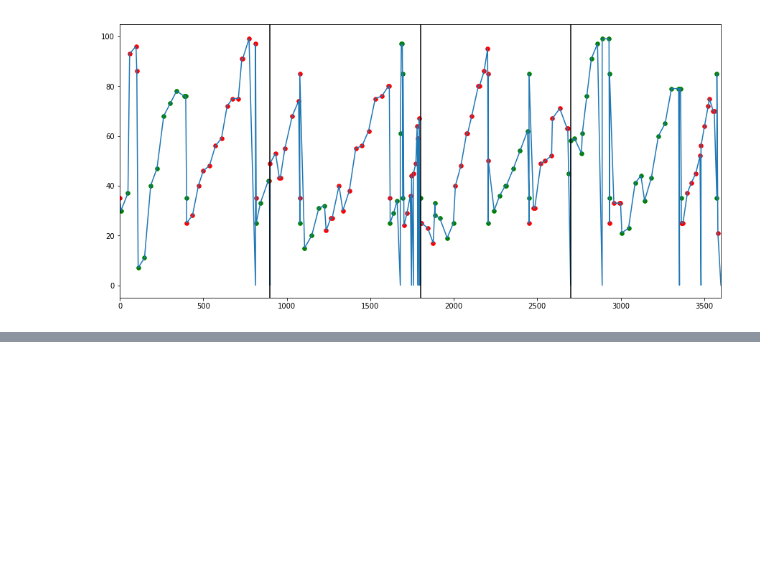
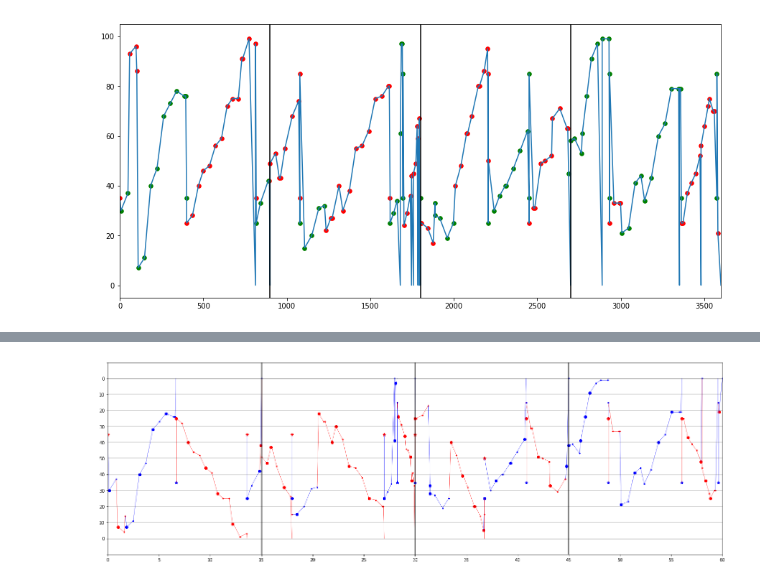
Before and after one commit to jackbenn/football-graphs, a Jupyter notebook: EDA.ipynb, the cells around one changed output, grey strips where cells are left out. Saved outputs shown, nothing was run; the diff lists cells and outputs as text; code cells hidden in the pictures; blank space fills up the shorter version.

```diff
--- a/EDA.ipynb
+++ b/EDA.ipynb
@@ -114 +160,6 @@ ax.set_xlim(0, 60*15*4)
+# %%
+fig, ax = plt.subplots(figsize=(25,8))
+plot_game(ax, df)
+# %% [output]
+[figure, added]
 # %%
```
Also changed, not shown: parts of 12 cells of this notebook, 1 other file.
